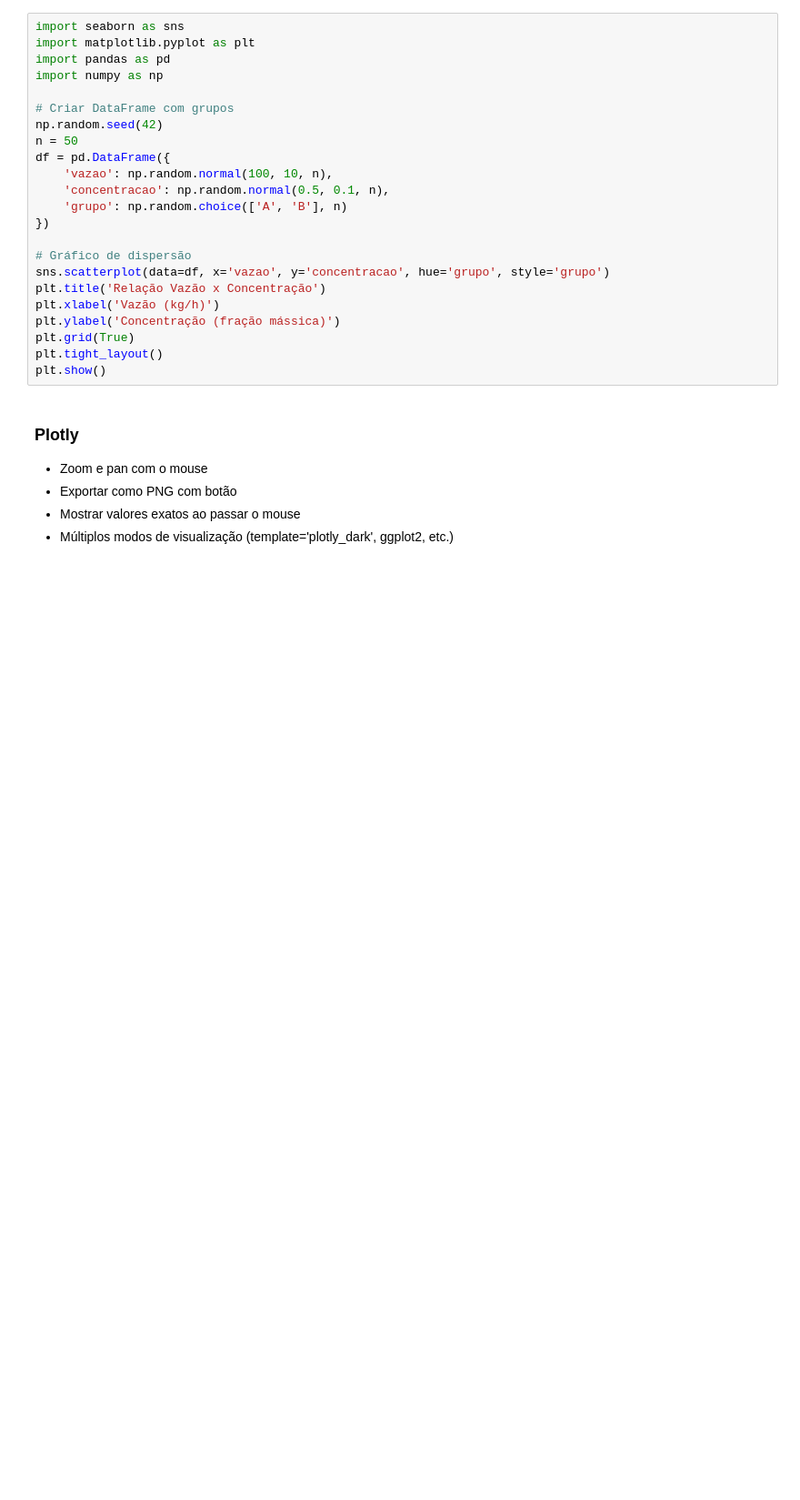
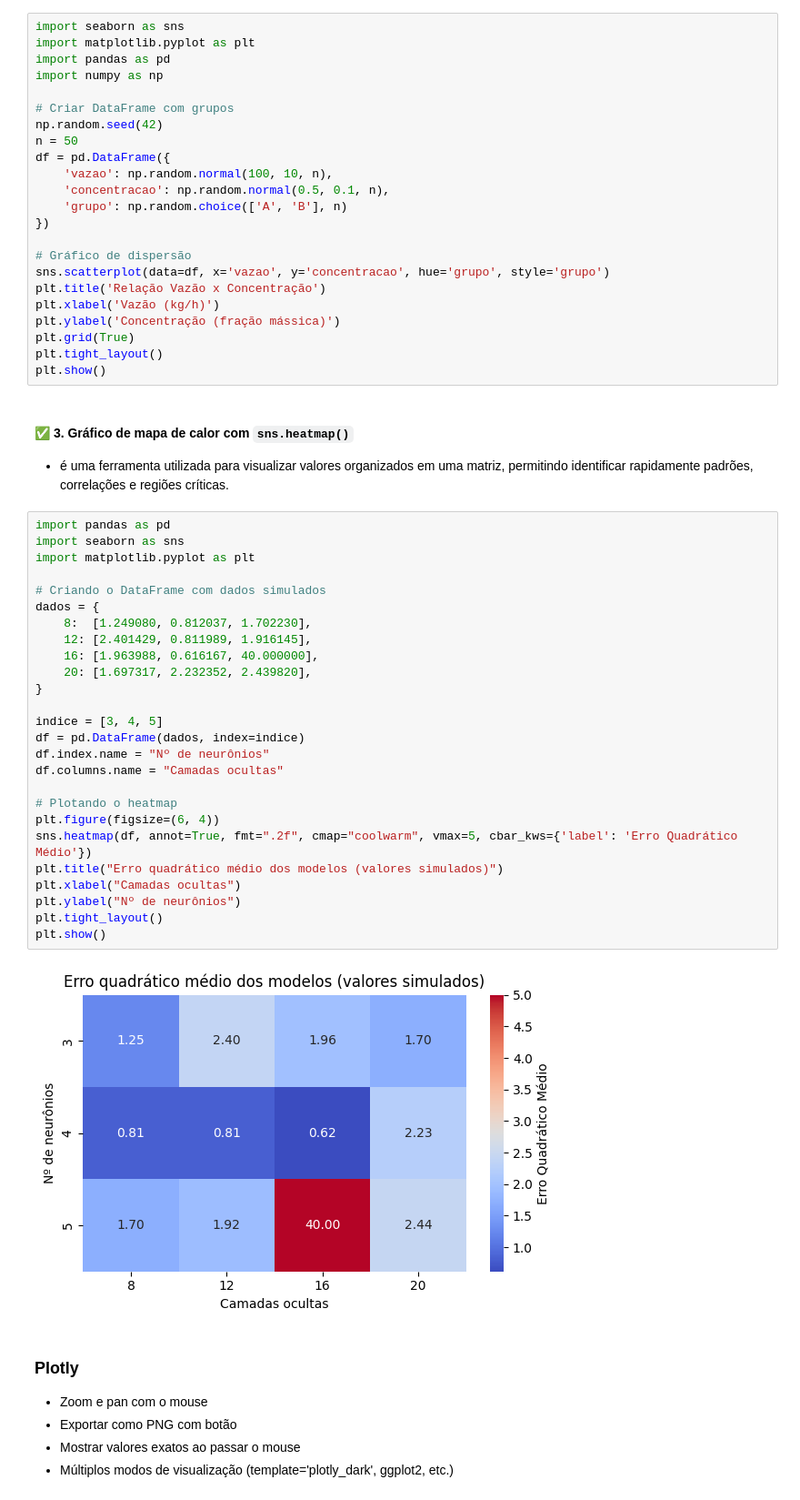
Before and after one commit to juliosdutra/FundamentosComputacionais, a Jupyter notebook: Exemplos_matplotlib.ipynb, the cells around one changed output. Shown at 91% size. Cells and saved outputs as stored; diff of their text form; blank space fills up the shorter version.

```diff
--- a/Exemplos_matplotlib.ipynb
+++ b/Exemplos_matplotlib.ipynb
@@ -659,6 +659,38 @@ plt.ylabel('Concentração (fração mássica)')
 plt.grid(True)
 plt.tight_layout()
 plt.show()
+# %% [markdown]
+#### ✅ 3. Gráfico de mapa de calor com `sns.heatmap()`
+
+* é uma ferramenta utilizada para visualizar valores organizados em uma matriz, permitindo identificar rapidamente padrões, correlações e regiões críticas.
+# %%
+import pandas as pd
+import seaborn as sns
+import matplotlib.pyplot as plt
+
+# Criando o DataFrame com dados simulados
+dados = {
+    8:  [1.249080, 0.812037, 1.702230],
+    12: [2.401429, 0.811989, 1.916145],
+    16: [1.963988, 0.616167, 40.000000],
+    20: [1.697317, 2.232352, 2.439820],
+}
+
+indice = [3, 4, 5]
+df = pd.DataFrame(dados, index=indice)
+df.index.name = "Nº de neurônios"
+df.columns.name = "Camadas ocultas"
+
+# Plotando o heatmap
+plt.figure(figsize=(6, 4))
+sns.heatmap(df, annot=True, fmt=".2f", cmap="coolwarm", vmax=5, cbar_kws={'label': 'Erro Quadrático Médio'})
+plt.title("Erro quadrático médio dos modelos (valores simulados)")
+plt.xlabel("Camadas ocultas")
+plt.ylabel("Nº de neurônios")
+plt.tight_layout()
+plt.show()
+# %% [output]
+[figure, added]
 # %% [markdown]
 ### **Plotly**
 * Zoom e pan com o mouse
```
